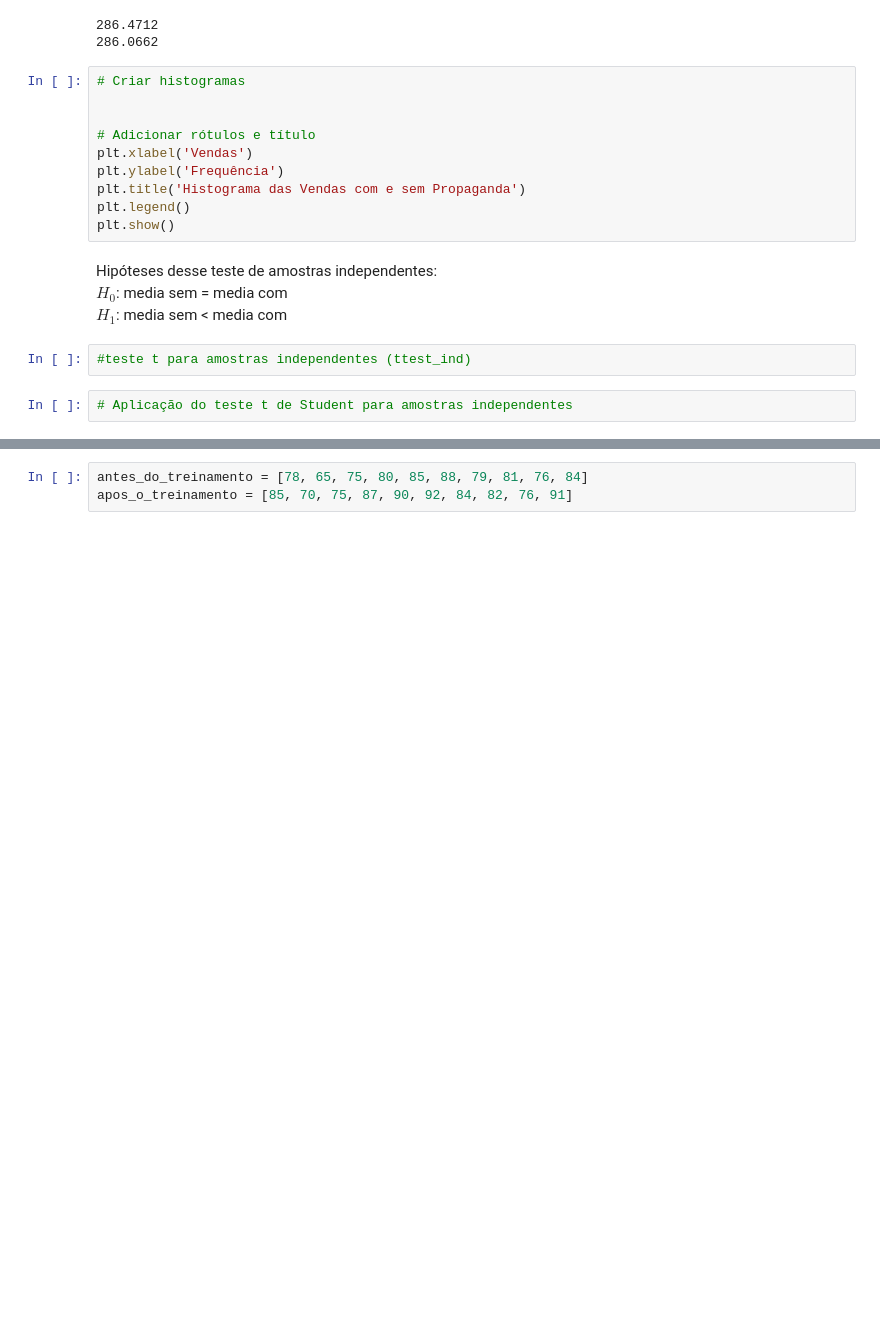
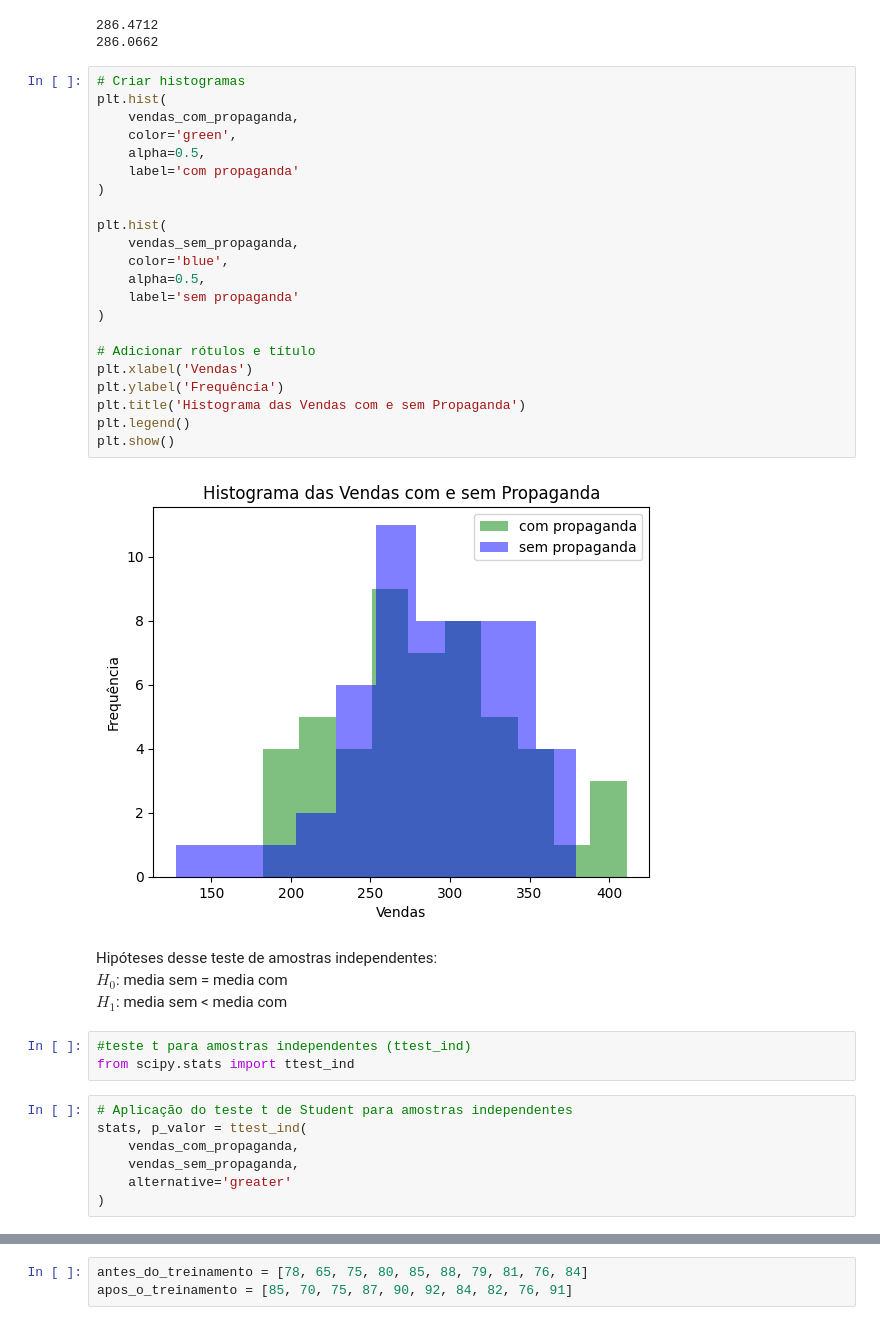
Before and after one commit to juliogazoli/alura-data-science-python-testando-hipoteses, a Jupyter notebook: [Aula_0]_Data_Science_Testes_com_Data_Science.ipynb, the cells around one changed output, grey strips where cells are left out. Drawn from its saved outputs; the diff is of its cells as text; blank space fills up the shorter version.

Commit message:
Avaliando o impacto nas vendas

```diff
--- a/[Aula_0]_Data_Science_Testes_com_Data_Science.ipynb
+++ b/[Aula_0]_Data_Science_Testes_com_Data_Science.ipynb
@@ -604,21 +604,41 @@ print(np.mean(vendas_sem_propaganda))
 286.0662
 # %%
 # Criar histogramas
+plt.hist(
+    vendas_com_propaganda,
+    color='green',
+    alpha=0.5,
+    label='com propaganda'
+)
 
+plt.hist(
+    vendas_sem_propaganda,
+    color='blue',
+    alpha=0.5,
+    label='sem propaganda'
+)
 
 # Adicionar rótulos e título
 plt.xlabel('Vendas')
 plt.ylabel('Frequência')
 plt.title('Histograma das Vendas com e sem Propaganda')
 plt.legend()
 plt.show()
+# %% [output]
+[figure, added]
 # %% [markdown]
 Hipóteses desse teste de amostras independentes:\
 $H_0$: media sem = media com\
 $H_1$: media sem < media com
 # %%
 #teste t para amostras independentes (ttest_ind)
+from scipy.stats import ttest_ind
 # %%
 # Aplicação do teste t de Student para amostras independentes
+stats, p_valor = ttest_ind(
+    vendas_com_propaganda,
+    vendas_sem_propaganda,
+    alternative='greater'
+)
 # %%
 # Exibição dos resultados
```
Also changed, not shown: parts of 9 cells of this notebook.
